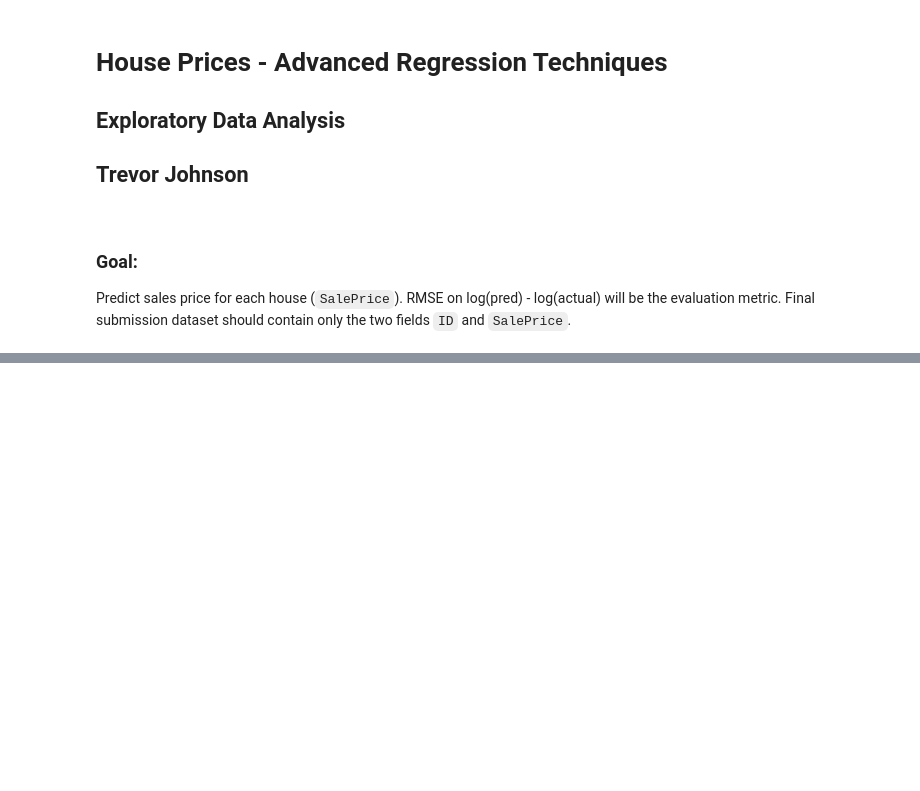
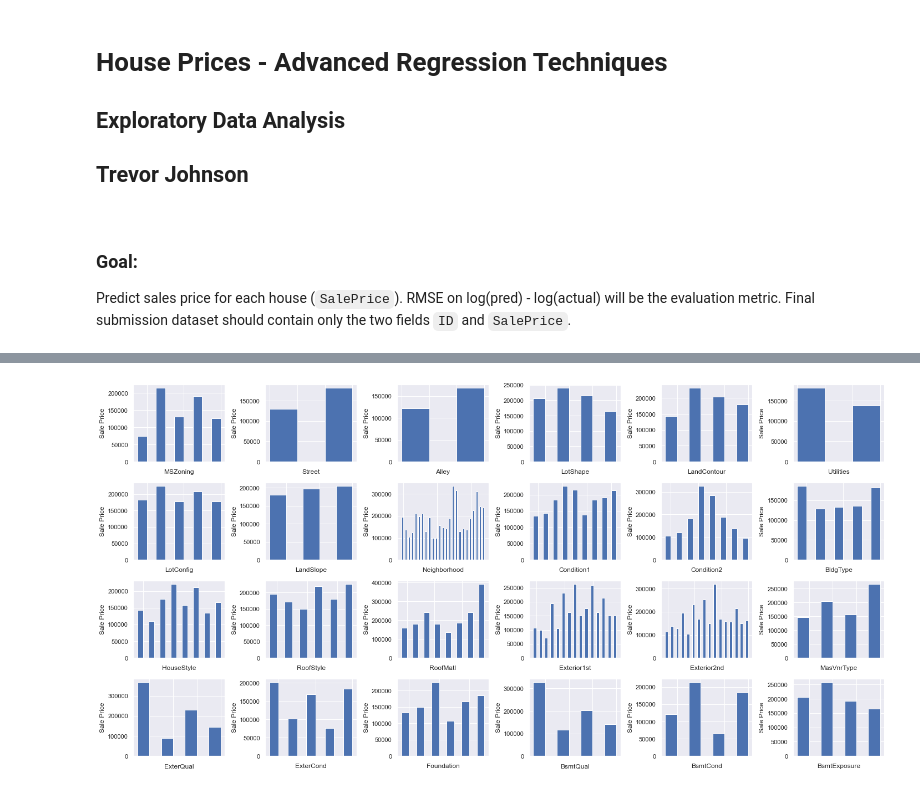
Before and after one commit to trevor-johnson1/w207_finalproject, a Jupyter notebook: EDA/EDA_TJ.ipynb, the cells around one changed output, grey strips where cells are left out. Saved outputs shown, nothing was run; the diff lists cells and outputs as text; code cells hidden in the pictures; blank space fills up the shorter version.

```diff
--- a/EDA/EDA_TJ.ipynb
+++ b/EDA/EDA_TJ.ipynb
@@ -36,0 +111,39 @@ train
+# %%
+# categorical exploration
+cat_vars = pd.concat([train.loc[:, train.dtypes == type(train.dtypes[2])], train.SalePrice], axis = 1)
+n_cols = cat_vars.shape[1]
+
+# plots
+num_row = 4
+num_col = 6
+fig, ax = plt.subplots(num_row, num_col, figsize = (20, 10))
+
+count_k = 0
+for i in range(num_row):
+    for j in range(num_col):
+
+        # each df
+        var_i = cat_vars.columns[count_k]
+
+        df_i = pd.DataFrame(cat_vars.groupby(var_i)['SalePrice'].mean())
+        df_i.reset_index(inplace = True)
+
+        # create plot i
+        x = np.arange(df_i.shape[0])
+        width = .5
+
+        # set the bars
+        ax[i][j].bar(x - width / 2, df_i.SalePrice, width, label = "x")
+        ax[i][j].set_xlabel(var_i)
+        ax[i][j].set_ylabel("Sale Price")
+        #ax[i][j].set_xticklabels(df_i[var_i], rotation = 90)
+        ax[i][j].set_xticklabels("")
+
+        count_k += 1
+
+
+fig.tight_layout()
+
+print("")
+# %% [output]
+[figure, added]
```
Also changed, not shown: parts of 19 cells of this notebook.
